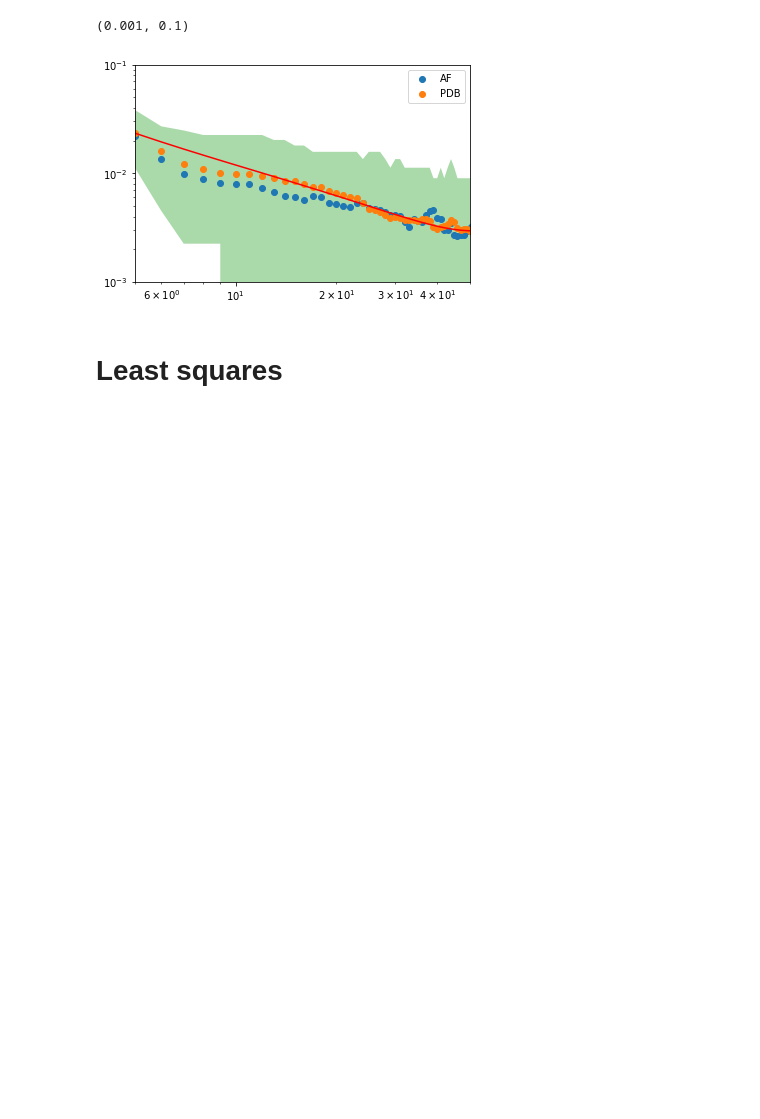
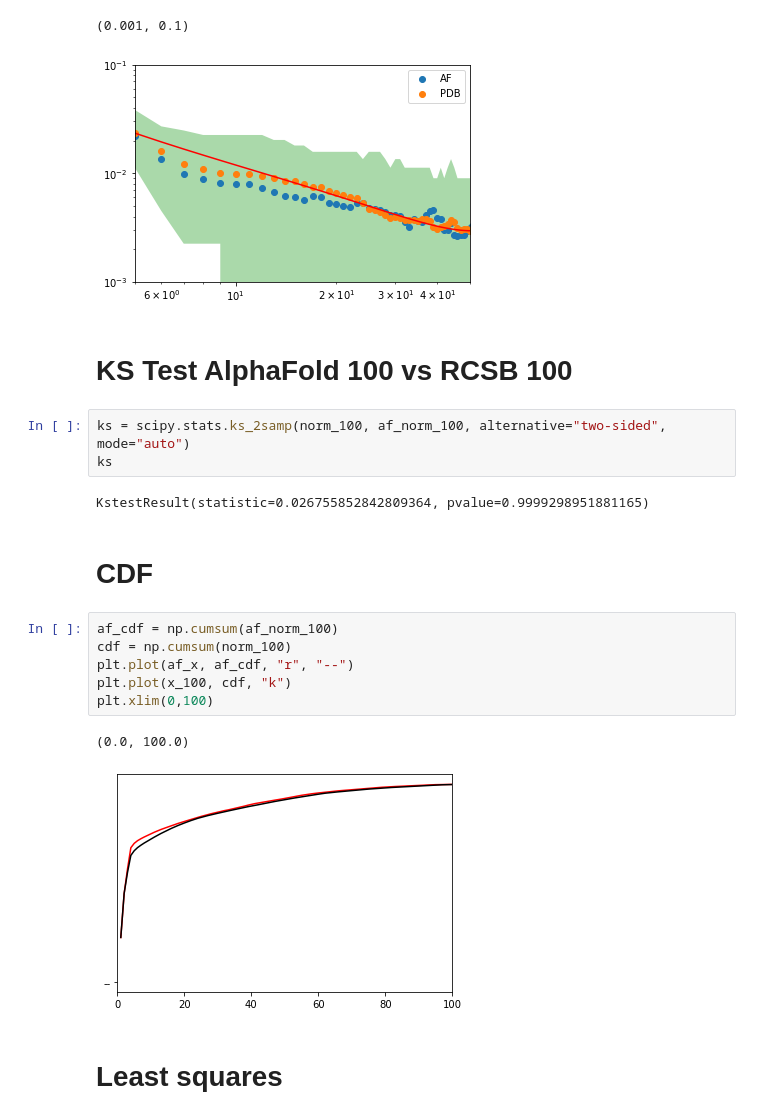
Before and after one commit to meyresearch/amino_acid_distance_distributions, a Jupyter notebook: scripts/fitting.ipynb, the cells around one changed output. Saved outputs shown, nothing was run; the diff lists cells and outputs as text; blank space fills up the shorter version.

Commit message:
WIP ks test and CDF plots

```diff
--- a/scripts/fitting.ipynb
+++ b/scripts/fitting.ipynb
@@ -149,6 +135,24 @@ plt.ylim(0.001, 0.1)
 # %% [output]
 (0.001, 0.1)
 [figure]
+# %% [markdown]
+# KS Test AlphaFold 100 vs RCSB 100
+# %%
+ks = scipy.stats.ks_2samp(norm_100, af_norm_100, alternative="two-sided", mode="auto")
+ks
+# %% [output]
+KstestResult(statistic=0.026755852842809364, pvalue=0.9999298951881165)
+# %% [markdown]
+# CDF
+# %%
+af_cdf = np.cumsum(af_norm_100)
+cdf = np.cumsum(norm_100)
+plt.plot(af_x, af_cdf, "r", "--")
+plt.plot(x_100, cdf, "k")
+plt.xlim(0,100)
+# %% [output]
+(0.0, 100.0)
+[figure, added]
 # %% [markdown]
 # Least squares
 # %%
```
Also changed, not shown: parts of 10 cells of this notebook.
